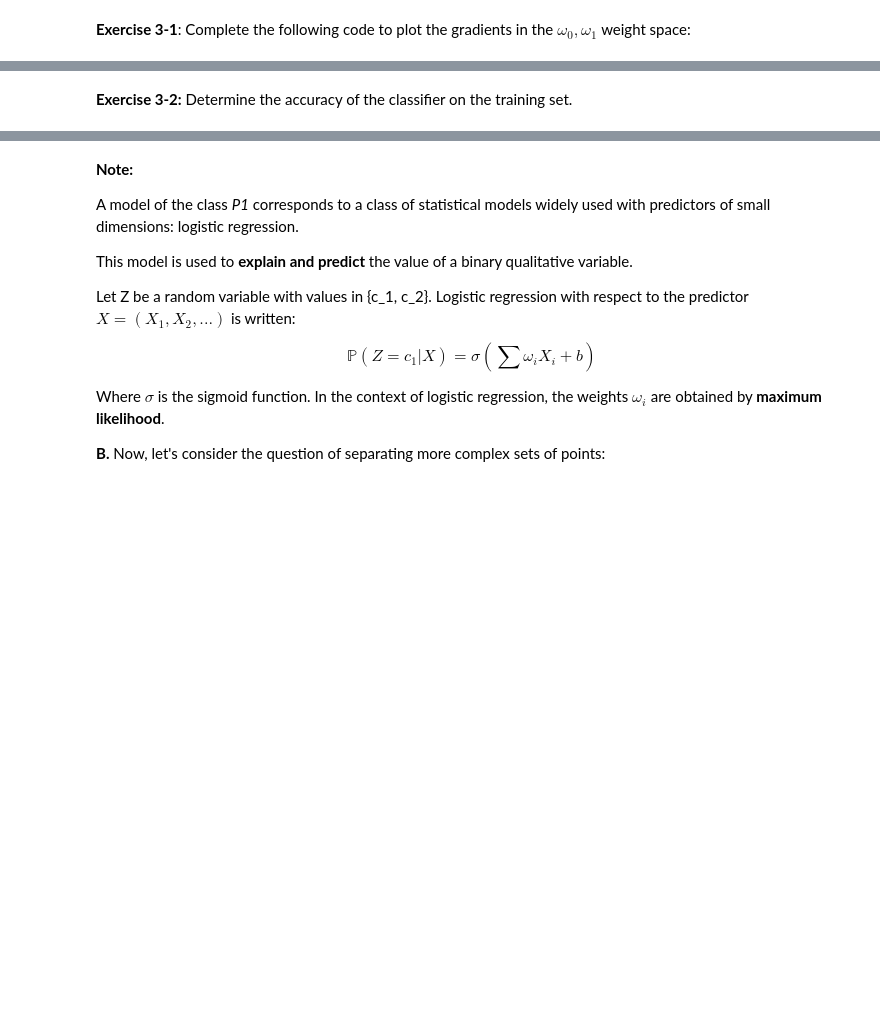
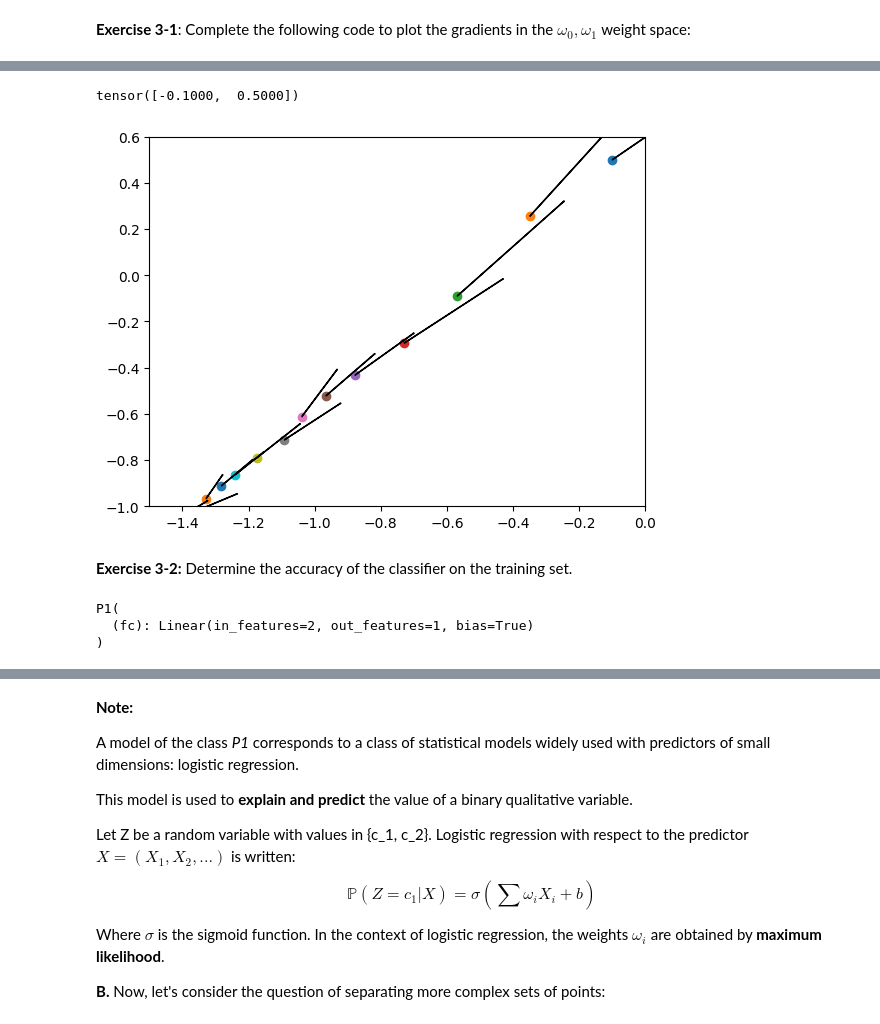
Before and after one commit to ohalilou/ml-student, a Jupyter notebook: TP1/TP1_part1.ipynb, the cells around one changed output, grey strips where cells are left out. Drawn from its saved outputs; the diff is of its cells as text; code cells hidden in the pictures; blank space fills up the shorter version.

```diff
--- a/TP1/TP1_part1.ipynb
+++ b/TP1/TP1_part1.ipynb
@@ -322,33 +360,36 @@ fig
 # %%
 # Initialization of weights:
 model.fc.weight[0, 0].data.fill_(-0.1)
 model.fc.weight[0, 1].data.fill_(0.5)
 model.fc.bias.data.fill_(-1)
 
+print(model.fc.weight.data.squeeze(dim=0))
 fig3 = plt.figure()
 ax3 = fig3.add_subplot(111)
 ax3.axis([-1.5, 0, -1, 0.6])
 
 loader1 = DataLoader(ds1, batch_size=10, shuffle=True)
 lr = 0.5
 optimizer = torch.optim.SGD(model.parameters(), lr=lr)
 
 for epoch in range(25):
     for x, label in loader1:
         optimizer.zero_grad()
         output = model(x)
         l = loss_fn(output, label)
         l.backward()
 
         # plotting vectors:
-        # weights = ...
+        weights = model.fc.weight.data.squeeze(dim=0)
         # YOUR CODE HERE
-        raise NotImplementedError()
+        # raise NotImplementedError()
 
-        # ax3.scatter(...)
-        # ax3.arrow(...)
+        ax3.scatter(weights[0],weights[1])
+        ax3.arrow(weights[0],weights[1], model.fc.weight.grad[0,0], model.fc.weight.grad[0,1])
         # YOUR CODE HERE
-        raise NotImplementedError()
         optimizer.step()
+# %% [output]
+tensor([-0.1000,  0.5000])
+[figure, added]
 # %% [markdown]
 **Exercise 3-2:** Determine the accuracy of the classifier on the training set.
@@ -359,0 +396,6 @@ print(f"Accuracy:{acc:.2f}%")
+# %%
+model.eval()
+# %% [output]
+P1(
+  (fc): Linear(in_features=2, out_features=1, bias=True)
+)
```
Also changed, not shown: parts of 21 cells of this notebook.
